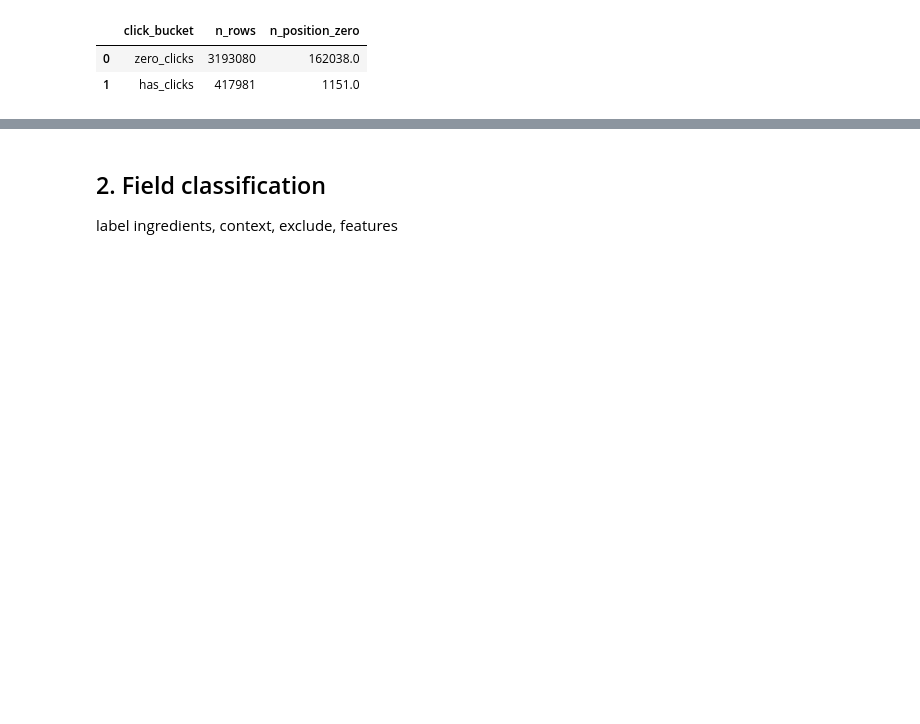
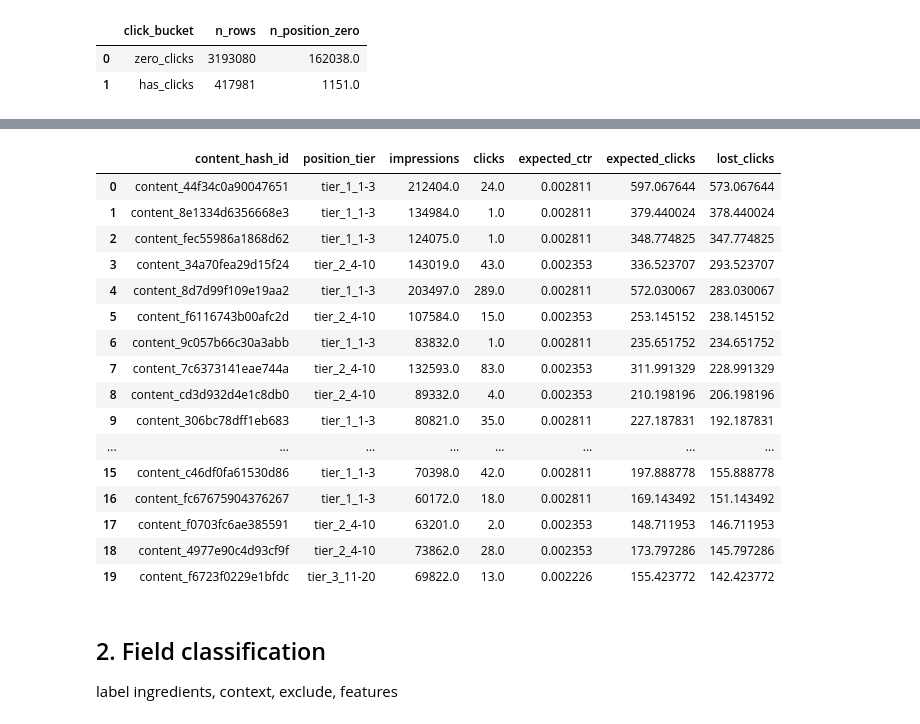
Before and after one commit to AxelYoel/FlyRank-AI-Internship---Axel-Yoel-Chandra, a Jupyter notebook: work/notebooks/w03_data_contract.ipynb, the cells around one changed output, grey strips where cells are left out. Cells and saved outputs as stored; diff of their text form; code cells hidden in the pictures; blank space fills up the shorter version.

```diff
--- a/work/notebooks/w03_data_contract.ipynb
+++ b/work/notebooks/w03_data_contract.ipynb
@@ -194,3 +441,65 @@ con.sql(f"""
+# %%
+con.sql(f"""
+    WITH daily AS (
+        SELECT content_hash_id, gsc_avg_position, gsc_impressions, gsc_clicks
+        FROM read_parquet('{rel}/fact_content_daily_performance/month=2026-03/data_0.parquet')
+        WHERE gsc_data_available = TRUE AND gsc_avg_position > 0 AND gsc_impressions > 0
+    ),
+    rollup AS (
+        SELECT
+            content_hash_id,
+            SUM(gsc_impressions) AS impressions,
+            SUM(gsc_clicks) AS clicks,
+            SUM(gsc_avg_position * gsc_impressions) / SUM(gsc_impressions) AS weighted_avg_position
+        FROM daily
+        GROUP BY content_hash_id
+        HAVING SUM(gsc_impressions) >= 50
+    ),
+    tiered AS (
+        SELECT *,
+            CASE
+                WHEN weighted_avg_position <= 3 THEN 'tier_1_1-3'
+                WHEN weighted_avg_position <= 10 THEN 'tier_2_4-10'
+                WHEN weighted_avg_position <= 20 THEN 'tier_3_11-20'
+                ELSE 'tier_4_21plus'
+            END AS position_tier
+        FROM rollup
+    ),
+    benchmark(position_tier, expected_ctr) AS (
+        VALUES
+            ('tier_1_1-3', 0.002811),
+            ('tier_2_4-10', 0.002353),
+            ('tier_3_11-20', 0.002226),
+            ('tier_4_21plus', 0.000748)
+    )
+    SELECT
+        t.content_hash_id, t.position_tier, t.impressions, t.clicks,
+        b.expected_ctr,
+        b.expected_ctr * t.impressions AS expected_clicks,
+        (b.expected_ctr * t.impressions) - t.clicks AS lost_clicks
+    FROM tiered t
+    JOIN benchmark b USING (position_tier)
+    ORDER BY lost_clicks DESC
+    LIMIt 20
+""").df()
+# %% [output]
+|  | content_hash_id | position_tier | impressions | clicks | expected_ctr | expected_clicks | lost_clicks |
+| 0 | content_44f34c0a90047651 | tier_1_1-3 | 212404.0 | 24.0 | 0.002811 | 597.067644 | 573.067644 |
+| 1 | content_8e1334d6356668e3 | tier_1_1-3 | 134984.0 | 1.0 | 0.002811 | 379.440024 | 378.440024 |
+| 2 | content_fec55986a1868d62 | tier_1_1-3 | 124075.0 | 1.0 | 0.002811 | 348.774825 | 347.774825 |
+| 3 | content_34a70fea29d15f24 | tier_2_4-10 | 143019.0 | 43.0 | 0.002353 | 336.523707 | 293.523707 |
+| 4 | content_8d7d99f109e19aa2 | tier_1_1-3 | 203497.0 | 289.0 | 0.002811 | 572.030067 | 283.030067 |
+| 5 | content_f6116743b00afc2d | tier_2_4-10 | 107584.0 | 15.0 | 0.002353 | 253.145152 | 238.145152 |
+| 6 | content_9c057b66c30a3abb | tier_1_1-3 | 83832.0 | 1.0 | 0.002811 | 235.651752 | 234.651752 |
+| 7 | content_7c6373141eae744a | tier_2_4-10 | 132593.0 | 83.0 | 0.002353 | 311.991329 | 228.991329 |
+| 8 | content_cd3d932d4e1c8db0 | tier_2_4-10 | 89332.0 | 4.0 | 0.002353 | 210.198196 | 206.198196 |
+| 9 | content_306bc78dff1eb683 | tier_1_1-3 | 80821.0 | 35.0 | 0.002811 | 227.187831 | 192.187831 |
+| ... | ... | ... | ... | ... | ... | ... | ... |
+| 15 | content_c46df0fa61530d86 | tier_1_1-3 | 70398.0 | 42.0 | 0.002811 | 197.888778 | 155.888778 |
+| 16 | content_fc67675904376267 | tier_1_1-3 | 60172.0 | 18.0 | 0.002811 | 169.143492 | 151.143492 |
+| 17 | content_f0703fc6ae385591 | tier_2_4-10 | 63201.0 | 2.0 | 0.002353 | 148.711953 | 146.711953 |
+| 18 | content_4977e90c4d93cf9f | tier_2_4-10 | 73862.0 | 28.0 | 0.002353 | 173.797286 | 145.797286 |
+| 19 | content_f6723f0229e1bfdc | tier_3_11-20 | 69822.0 | 13.0 | 0.002226 | 155.423772 | 142.423772 |
 # %% [markdown]
 ## 2. Field classification
 label ingredients, context, exclude, features
```
Also changed, not shown: parts of 8 cells of this notebook.
